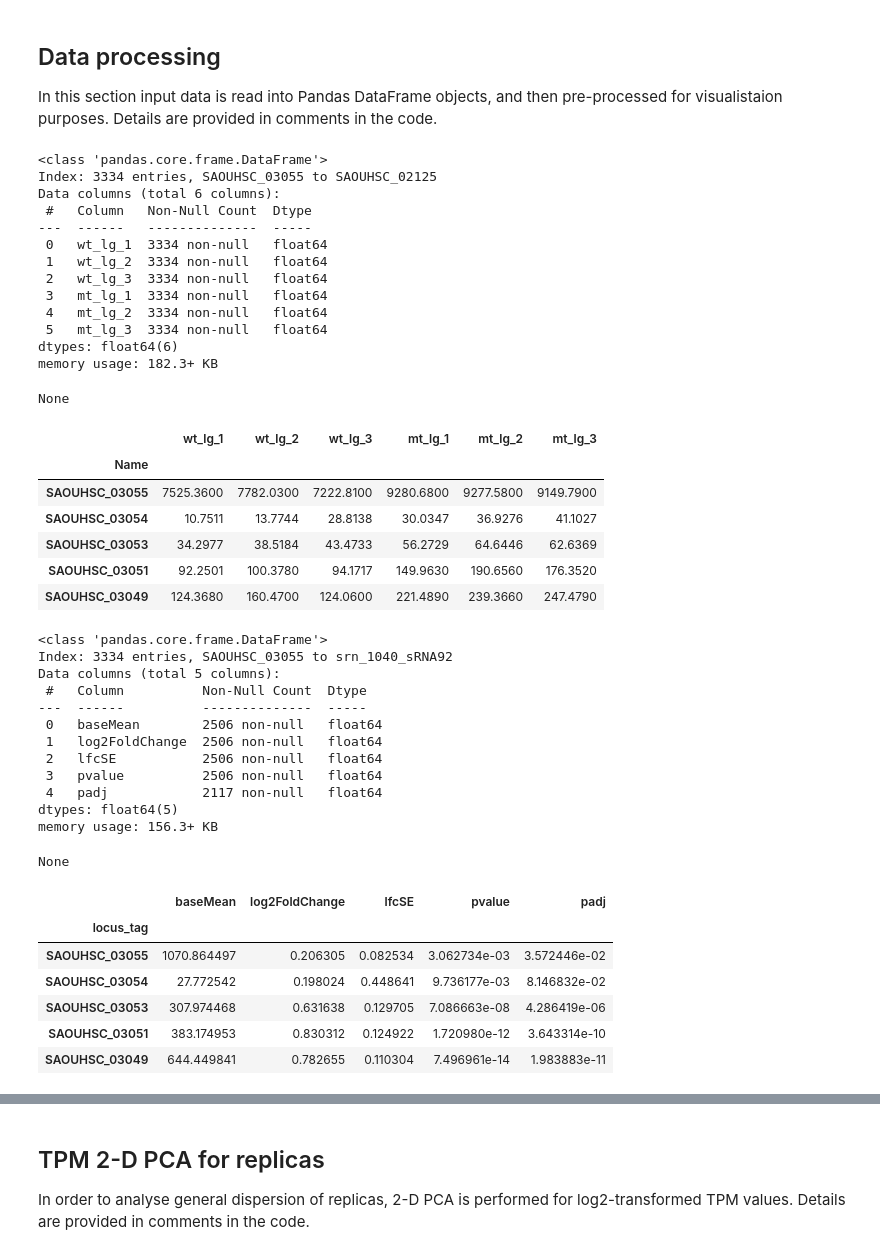
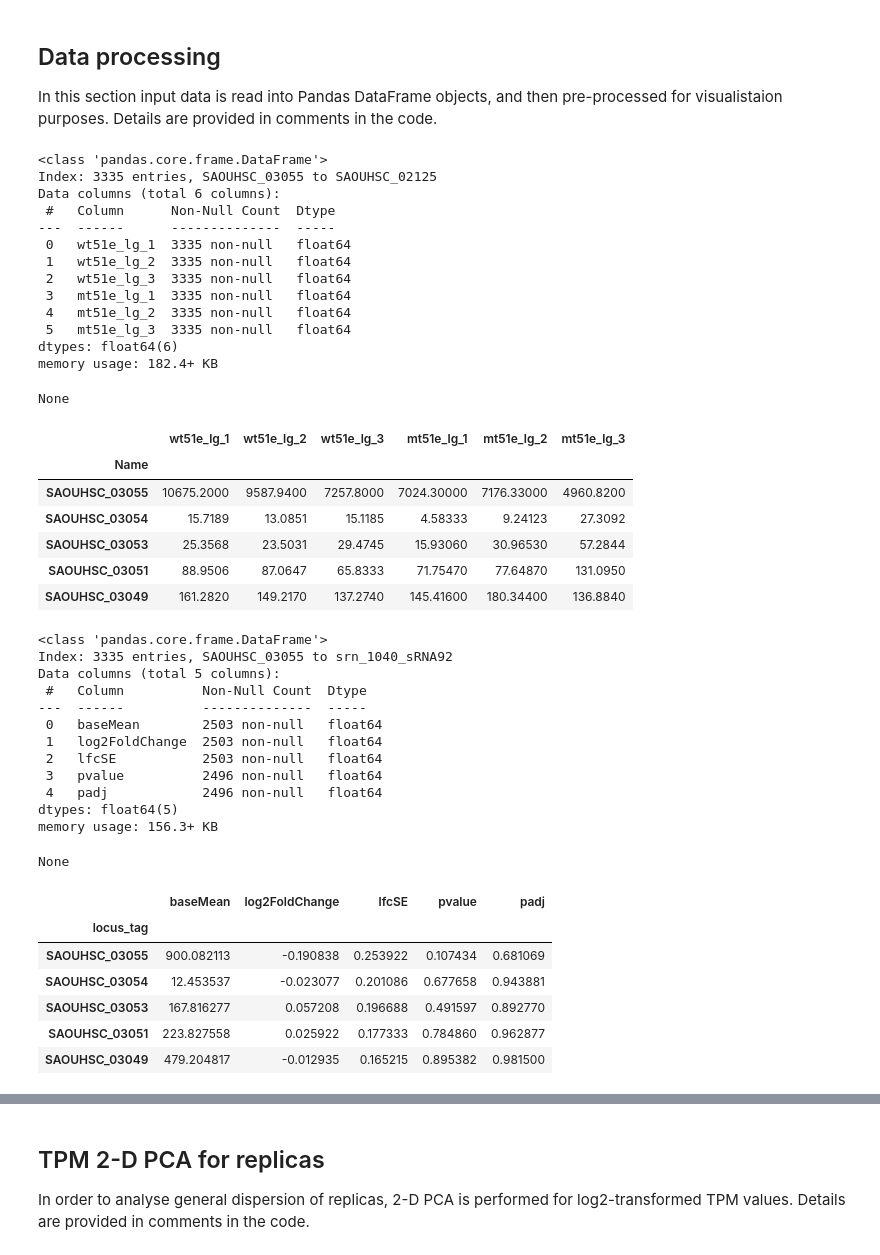
Before and after one commit to michalbukowski/dge-ontology, a Jupyter notebook: DGE-charts.ipynb, the cells around one changed output, grey strips where cells are left out. Saved outputs shown, nothing was run; the diff lists cells and outputs as text; code cells hidden in the pictures.

```diff
--- a/DGE-charts.ipynb
+++ b/DGE-charts.ipynb
@@ -40,41 +41,41 @@ def color_wheel():
 # %%
 # Load TPM for all transcripts (locus_tags)
 # from two groups being compared
-# (wt_lg - wild type, mt_lg - mutant).
+# (wt51e_lg - wild type, mt51e - mutant).
 tpm_df = pd.read_csv(
-    'input/rn_wt_lg_mt_lg_ISR_TPM.tsv',
+    'input/mt51e_wt51e_TPM.tsv',
     index_col='Name',
     sep='\t'
 )
 display(tpm_df.info())
 tpm_df.head()
 # %% [output]
 <class 'pandas.core.frame.DataFrame'>
-Index: 3334 entries, SAOUHSC_03055 to SAOUHSC_02125
+Index: 3335 entries, SAOUHSC_03055 to SAOUHSC_02125
 Data columns (total 6 columns):
- #   Column   Non-Null Count  Dtype
----  ------   --------------  -----
- 0   wt_lg_1  3334 non-null   float64
- 1   wt_lg_2  3334 non-null   float64
- 2   wt_lg_3  3334 non-null   float64
- 3   mt_lg_1  3334 non-null   float64
- 4   mt_lg_2  3334 non-null   float64
- 5   mt_lg_3  3334 non-null   float64
+ #   Column      Non-Null Count  Dtype
+---  ------      --------------  -----
+ 0   wt51e_lg_1  3335 non-null   float64
+ 1   wt51e_lg_2  3335 non-null   float64
+ 2   wt51e_lg_3  3335 non-null   float64
+ 3   mt51e_lg_1  3335 non-null   float64
+ 4   mt51e_lg_2  3335 non-null   float64
+ 5   mt51e_lg_3  3335 non-null   float64
 dtypes: float64(6)
-memory usage: 182.3+ KB
+memory usage: 182.4+ KB
 None
-|  | wt_lg_1 | wt_lg_2 | wt_lg_3 | mt_lg_1 | mt_lg_2 | mt_lg_3 |
+|  | wt51e_lg_1 | wt51e_lg_2 | wt51e_lg_3 | mt51e_lg_1 | mt51e_lg_2 | mt51e_lg_3 |
 | Name |  |  |  |  |  |  |
-| SAOUHSC_03055 | 7525.3600 | 7782.0300 | 7222.8100 | 9280.6800 | 9277.5800 | 9149.7900 |
-| SAOUHSC_03054 | 10.7511 | 13.7744 | 28.8138 | 30.0347 | 36.9276 | 41.1027 |
-| SAOUHSC_03053 | 34.2977 | 38.5184 | 43.4733 | 56.2729 | 64.6446 | 62.6369 |
-| SAOUHSC_03051 | 92.2501 | 100.3780 | 94.1717 | 149.9630 | 190.6560 | 176.3520 |
-| SAOUHSC_03049 | 124.3680 | 160.4700 | 124.0600 | 221.4890 | 239.3660 | 247.4790 |
+| SAOUHSC_03055 | 10675.2000 | 9587.9400 | 7257.8000 | 7024.30000 | 7176.33000 | 4960.8200 |
+| SAOUHSC_03054 | 15.7189 | 13.0851 | 15.1185 | 4.58333 | 9.24123 | 27.3092 |
+| SAOUHSC_03053 | 25.3568 | 23.5031 | 29.4745 | 15.93060 | 30.96530 | 57.2844 |
+| SAOUHSC_03051 | 88.9506 | 87.0647 | 65.8333 | 71.75470 | 77.64870 | 131.0950 |
+| SAOUHSC_03049 | 161.2820 | 149.2170 | 137.2740 | 145.41600 | 180.34400 | 136.8840 |
 # %%
 # Load DESeq2 DGE results for all transcripts (locus_tags)
 # from two groups being compared.
 dge_df = pd.read_csv(
-    'input/rn_wt_lg_mt_lg_ISR_0.05.tsv',
+    'input/mt51e_wt51e_DGE.tsv',
     index_col='locus_tag',
     sep='\t'
 )
@@ -82,25 +83,25 @@ display(dge_df.info())
 dge_df.head()
 # %% [output]
 <class 'pandas.core.frame.DataFrame'>
-Index: 3334 entries, SAOUHSC_03055 to srn_1040_sRNA92
+Index: 3335 entries, SAOUHSC_03055 to srn_1040_sRNA92
 Data columns (total 5 columns):
  #   Column          Non-Null Count  Dtype
 ---  ------          --------------  -----
- 0   baseMean        2506 non-null   float64
- 1   log2FoldChange  2506 non-null   float64
- 2   lfcSE           2506 non-null   float64
- 3   pvalue          2506 non-null   float64
- 4   padj            2117 non-null   float64
+ 0   baseMean        2503 non-null   float64
+ 1   log2FoldChange  2503 non-null   float64
+ 2   lfcSE           2503 non-null   float64
+ 3   pvalue          2496 non-null   float64
+ 4   padj            2496 non-null   float64
 dtypes: float64(5)
 memory usage: 156.3+ KB
 None
 |  | baseMean | log2FoldChange | lfcSE | pvalue | padj |
 | locus_tag |  |  |  |  |  |
-| SAOUHSC_03055 | 1070.864497 | 0.206305 | 0.082534 | 3.062734e-03 | 3.572446e-02 |
-| SAOUHSC_03054 | 27.772542 | 0.198024 | 0.448641 | 9.736177e-03 | 8.146832e-02 |
-| SAOUHSC_03053 | 307.974468 | 0.631638 | 0.129705 | 7.086663e-08 | 4.286419e-06 |
-| SAOUHSC_03051 | 383.174953 | 0.830312 | 0.124922 | 1.720980e-12 | 3.643314e-10 |
-| SAOUHSC_03049 | 644.449841 | 0.782655 | 0.110304 | 7.496961e-14 | 1.983883e-11 |
+| SAOUHSC_03055 | 900.082113 | -0.190838 | 0.253922 | 0.107434 | 0.681069 |
+| SAOUHSC_03054 | 12.453537 | -0.023077 | 0.201086 | 0.677658 | 0.943881 |
+| SAOUHSC_03053 | 167.816277 | 0.057208 | 0.196688 | 0.491597 | 0.892770 |
+| SAOUHSC_03051 | 223.827558 | 0.025922 | 0.177333 | 0.784860 | 0.962877 |
+| SAOUHSC_03049 | 479.204817 | -0.012935 | 0.165215 | 0.895382 | 0.981500 |
 # %%
 # To be able to calculate log values of padj (FDR),
 # replace values equal to 0.0 with the minimal
```
Also changed, not shown: parts of 9 cells of this notebook, 9 other files.
